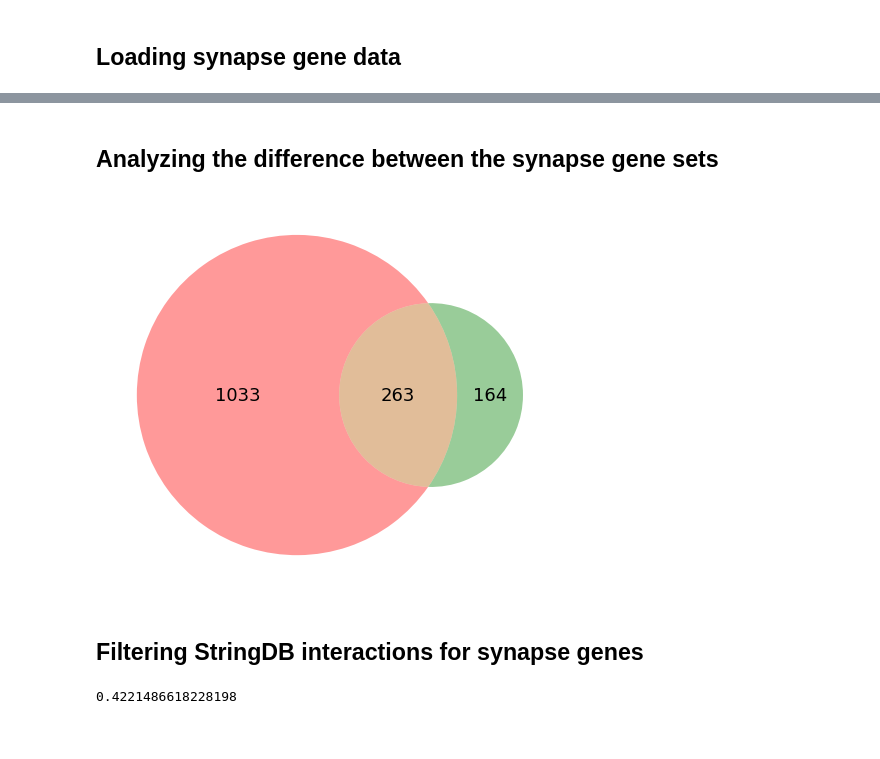
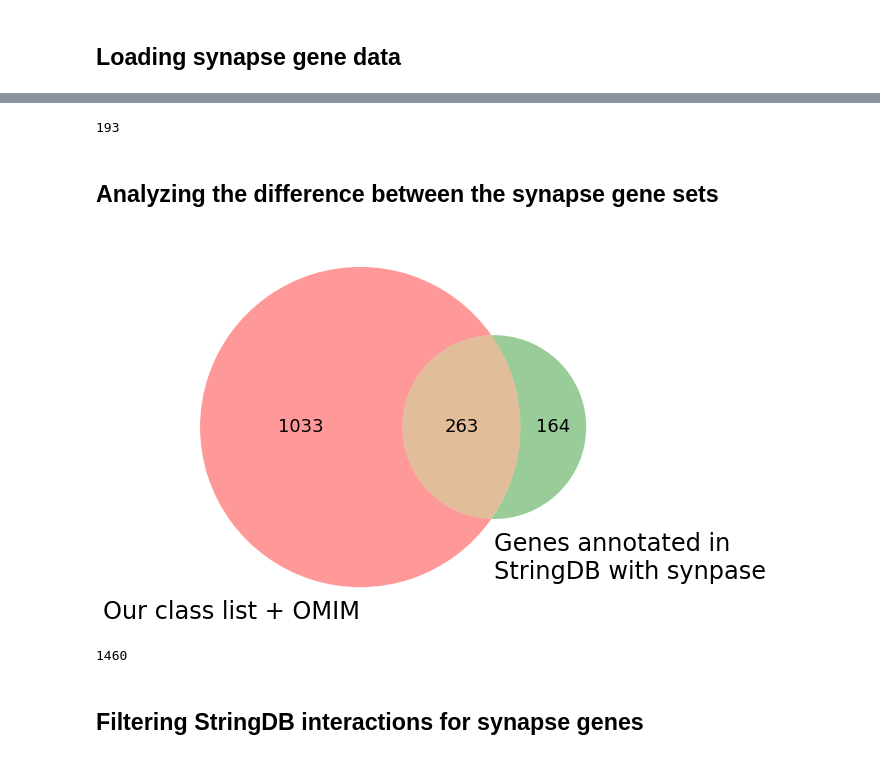
Before and after one commit to joreynajr/synapse_ontology, a Jupyter notebook: scripts/archive/Extracting_String_Interactions.ipynb, the cells around one changed output, grey strips where cells are left out. Saved outputs shown, nothing was run; the diff lists cells and outputs as text; code cells hidden in the pictures.

Commit message:
Verified the integrity of our StringDB network

```diff
--- a/scripts/archive/Extracting_String_Interactions.ipynb
+++ b/scripts/archive/Extracting_String_Interactions.ipynb
@@ -6,4 +6,9 @@ import matplotlib_venn
 import re
 import numpy as np
 import glob
+import gzip
+
+import os
+output_dir = '../output/extracting_string_interactions/'
+if not os.path.exists(output_dir): os.makedirs(output_dir)
 # %% [markdown]
@@ -34,36 +44,42 @@ for fn in omim_fns:
     with open(fn) as f:
         genes = [x.strip() for x in f.readlines()]
         omim_diease_genes.extend(genes)
+# %%
+len(omim_diease_genes)
+# %% [output]
+193
 # %%
 synapse_genes = synapse_genes.union(set(omim_diease_genes))
 # %% [markdown]
 ## Analyzing the difference between the synapse gene sets
-# %%
-import os
-output_dir = '../output/extracting_string_interacts'
 # %%
-def transform(x):
-    text.set_fontsize(18)
+def transform(x, size=18):
+    text.set_fontsize(size)
 # %%
-shared = stringbd_synapse_genes.intersection(synapse_genes)
+#### shared = stringbd_synapse_genes.intersection(synapse_genes)
 num_shared = len(shared)
 a = len(synapse_genes) - num_shared
 b = len(stringbd_synapse_genes) - num_shared
 ab = len(shared)
 
 fig, ax = plt.subplots(figsize=(9,7))
-v = matplotlib_venn.venn2(subsets=(a, b, ab), set_labels=['Our list', 'StringDB'])
+v = matplotlib_venn.venn2(subsets=(a, b, ab),
+          set_labels=['Our class list + OMIM', 'Genes annotated in \nStringDB with synpase'])
 
 text = v.get_label_by_id('01'); transform(text)
 text = v.get_label_by_id('11'); transform(text)
 text = v.get_label_by_id('10'); transform(text)
-text = v.get_label_by_id('A'); text.set_visible(False)
-text = v.get_label_by_id('B'); text.set_visible(False)
+text = v.get_label_by_id('A'); transform(text, 24)
+text = v.get_label_by_id('B'); transform(text, 24)
 
 fn = os.path.join(output_dir, 'venn_diagram')
 fig.savefig(fn, dpi=200)
 # %% [output]
-[figure, old version]
+[figure, new version]
+# %%
+1033 + 263 + 164
+# %% [output]
+1460
 # %% [markdown]
 ## Filtering StringDB interactions for synapse genes
 # %%
@@ -87,7 +118,0 @@ with open(stringdb_fn) as fr, open(synapse_interactions_fn, 'w') as fw:
-# %%
-# Calculating the optimal alpha value for CliXo
-synapse_df = pd.read_table(synapse_interactions_fn, header=None)
-clixo_alpha = np.std(synapse_df.iloc[:, -1]) * 2
-clixo_alpha
-# %% [output]
-0.4221486618228198
```
Also changed, not shown: parts of 17 cells of this notebook, 6 other files.
